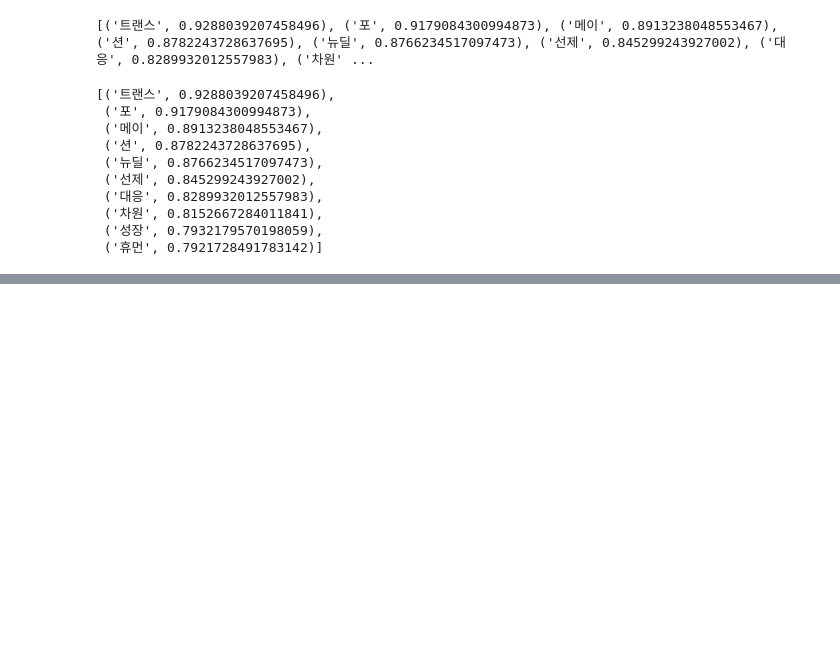
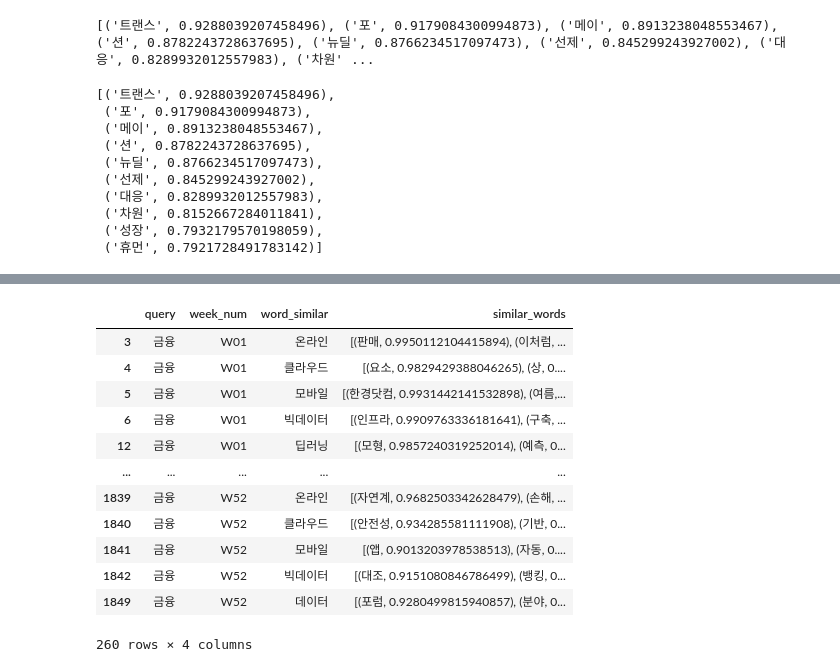
Before and after one commit to steve2972/MLDL_team_project, a Jupyter notebook: korean word training.ipynb, the cells around one changed output, grey strips where cells are left out. Saved outputs shown, nothing was run; the diff lists cells and outputs as text; code cells hidden in the pictures; blank space fills up the shorter version.

Commit message:
word_count

```diff
--- a/korean word training.ipynb
+++ b/korean word training.ipynb
@@ -564,3 +564,8 @@ print_similar(test_model, '디지털')
  ('차원', 0.8152667284011841),
  ('성장', 0.7932179570198059),
  ('휴먼', 0.7921728491783142)]
+# %%
+import pandas as pd
+
+df = pd.read_pickle("word_similar_list.pkl")
+df.head()
@@ -566,0 +579,3 @@ print_similar(test_model, '디지털')
+# %%
+df = df.dropna()
+df.head()
@@ -566,0 +589,16 @@ print_similar(test_model, '디지털')
+# %%
+df.groupby('week_num').head()
+# %% [output]
+|  | query | week_num | word_similar | similar_words |
+| 3 | 금융 | W01 | 온라인 | [(판매, 0.9950112104415894), (이처럼, ... |
+| 4 | 금융 | W01 | 클라우드 | [(요소, 0.9829429388046265), (상, 0.... |
+| 5 | 금융 | W01 | 모바일 | [(한경닷컴, 0.9931442141532898), (여름,... |
+| 6 | 금융 | W01 | 빅데이터 | [(인프라, 0.9909763336181641), (구축, ... |
+| 12 | 금융 | W01 | 딥러닝 | [(모형, 0.9857240319252014), (예측, 0... |
+| ... | ... | ... | ... | ... |
+| 1839 | 금융 | W52 | 온라인 | [(자연계, 0.9682503342628479), (손해, ... |
+| 1840 | 금융 | W52 | 클라우드 | [(안전성, 0.934285581111908), (기반, 0... |
+| 1841 | 금융 | W52 | 모바일 | [(앱, 0.9013203978538513), (자동, 0.... |
+| 1842 | 금융 | W52 | 빅데이터 | [(대조, 0.9151080846786499), (뱅킹, 0... |
+| 1849 | 금융 | W52 | 데이터 | [(포럼, 0.9280499815940857), (분야, 0... |
+260 rows × 4 columns
```
Also changed, not shown: parts of 2 cells of this notebook, 2 other files.
